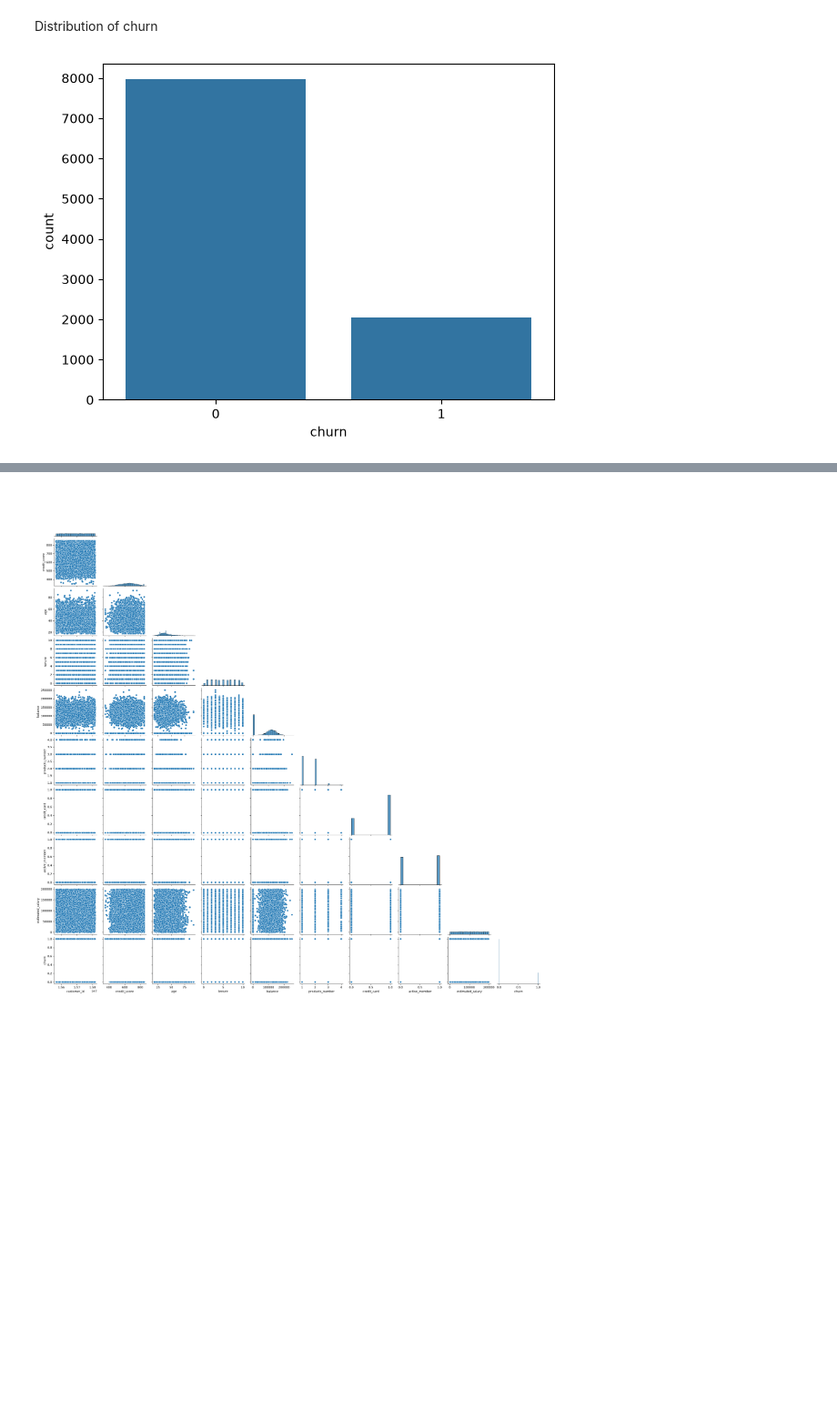
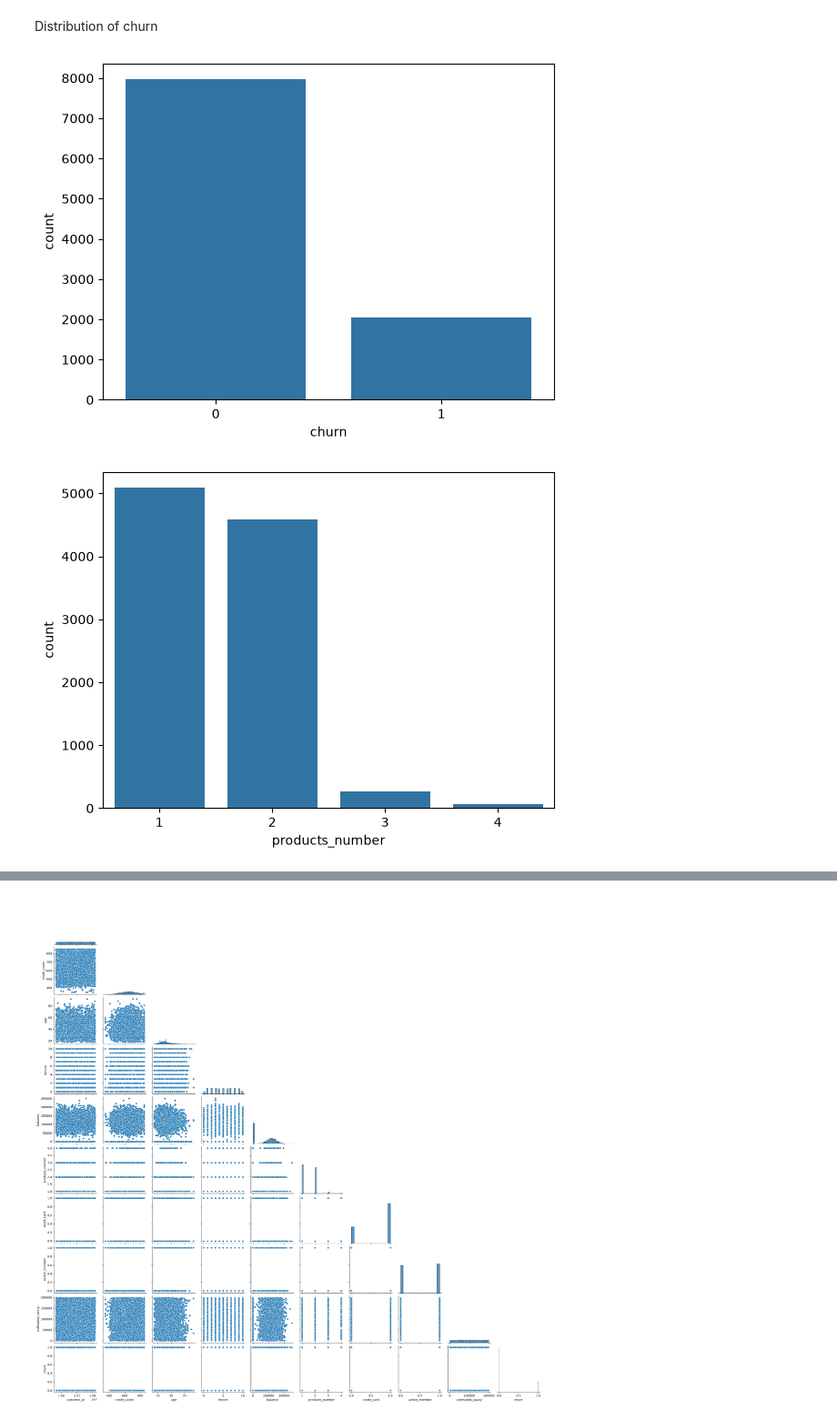
Before and after one commit to PavelSapegin/ml_churn, a Jupyter notebook: src/analisys.ipynb, the cells around one changed output, grey strips where cells are left out. Shown at 91% size. Cells and saved outputs as stored; diff of their text form; code cells hidden in the pictures; blank space fills up the shorter version.

```diff
--- a/src/analisys.ipynb
+++ b/src/analisys.ipynb
@@ -68,7 +84,11 @@ dtype: int64
 # %% [markdown]
 Distribution of churn
 # %%
-sns.countplot(data=df,x="churn")
-plt.show()
+to_draw = ["churn", "products_number", "gender", "tenure", "country"]
+
+for col in to_draw:
+    sns.countplot(data=df,x=col)
+    plt.show()
 # %% [output]
 [figure]
+[figure, added]
```
Also changed, not shown: parts of 22 cells of this notebook.
